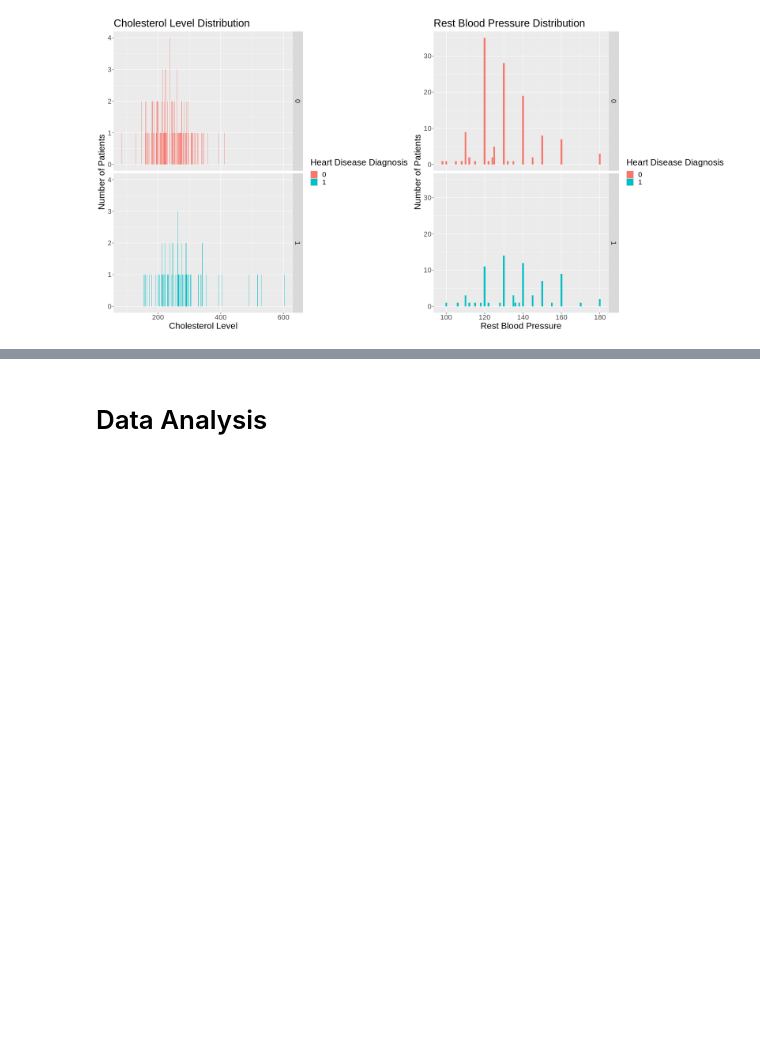
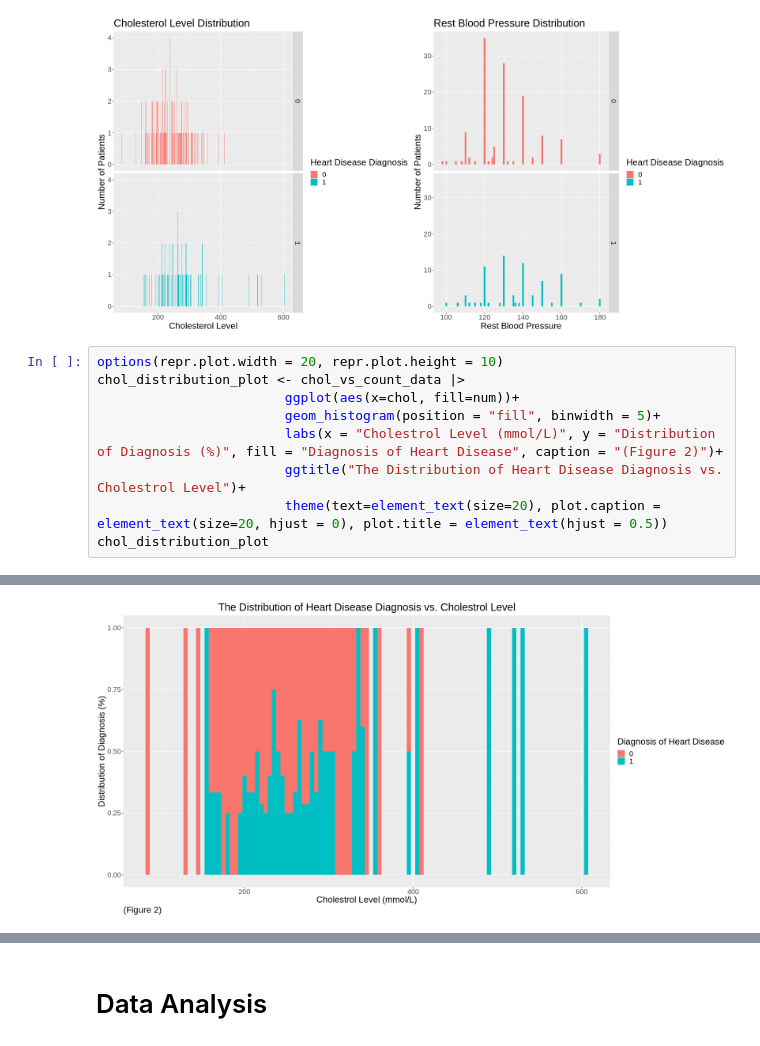
Before and after one commit to Tommy-Hu/dsci_100_heart_disease_project, a Jupyter notebook: Final Report.ipynb, the cells around one changed output, grey strips where cells are left out. Drawn from its saved outputs; the diff is of its cells as text; blank space fills up the shorter version.

Commit message:
Created new distribution graphs as histograms instead of bar graphs

```diff
--- a/Final Report.ipynb
+++ b/Final Report.ipynb
@@ -232,3 +220,13 @@ Warning message:
 Warning message:
 “Ignoring unknown parameters: binwidth, bins, pad”
 [figure]
+# %%
+options(repr.plot.width = 20, repr.plot.height = 10)
+chol_distribution_plot <- chol_vs_count_data |>
+                        ggplot(aes(x=chol, fill=num))+
+                        geom_histogram(position = "fill", binwidth = 5)+
+                        labs(x = "Cholestrol Level (mmol/L)", y = "Distribution of Diagnosis (%)", fill = "Diagnosis of Heart Disease", caption = "(Figure 2)")+
+                        ggtitle("The Distribution of Heart Disease Diagnosis vs. Cholestrol Level")+
+                        theme(text=element_text(size=20), plot.caption = element_text(size=20, hjust = 0), plot.title = element_text(hjust = 0.5))
+chol_distribution_plot
+# %% [output]
@@ -234,0 +235 @@ Warning message:
+[figure, added]
```
Also changed, not shown: parts of 3 cells of this notebook.
